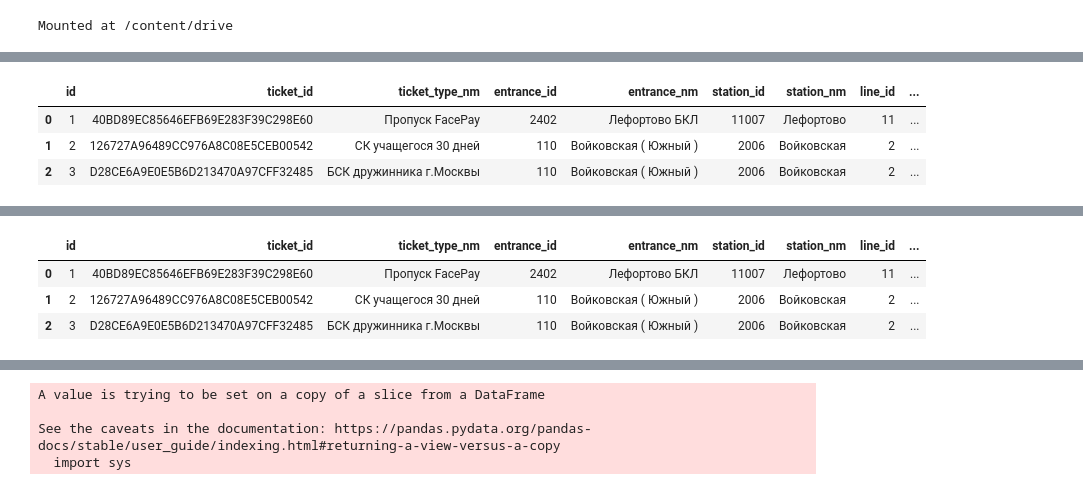
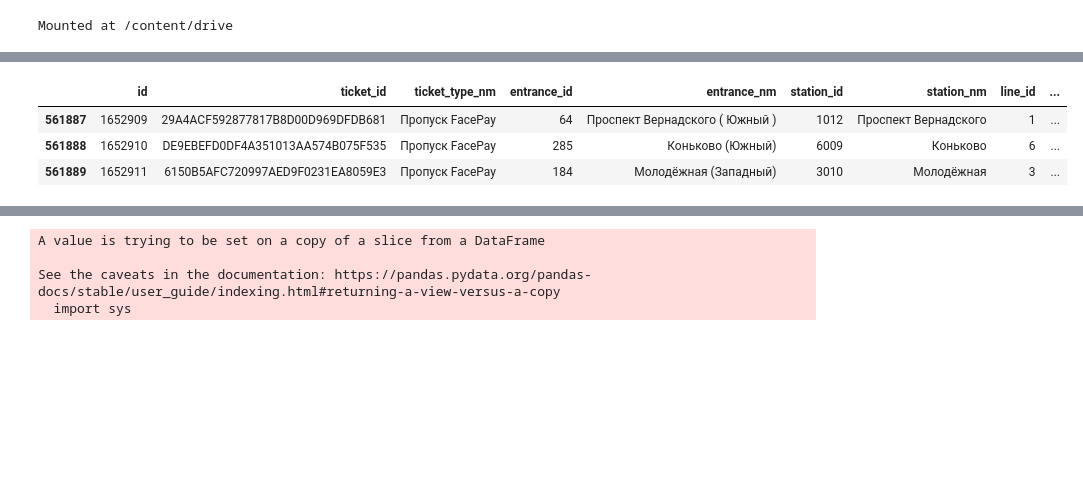
Before and after one commit to varvaraptl/itinerary_forecast, a Jupyter notebook: moscow_metro_predict.ipynb, the cells around one changed output, grey strips where cells are left out. Saved outputs shown, nothing was run; the diff lists cells and outputs as text; code cells hidden in the pictures; blank space fills up the shorter version.

```diff
--- a/moscow_metro_predict.ipynb
+++ b/moscow_metro_predict.ipynb
@@ -61,9 +77,9 @@ df_test = pd.read_csv("/content/drive/MyDrive/test_dataset_test.csv")
 # %%
 ## Рассмотрим датасет поближе
 
-df.head(3)
+df_test.tail(3)
 # %% [output]
 |  | id | ticket_id | ticket_type_nm | entrance_id | entrance_nm | station_id | station_nm | line_id | ... |
-| 0 | 1 | 40BD89EC85646EFB69E283F39C298E60 | Пропуск FacePay | 2402 | Лефортово БКЛ | 11007 | Лефортово | 11 | ... |
-| 1 | 2 | 126727A96489CC976A8C08E5CEB00542 | СК учащегося 30 дней | 110 | Войковская ( Южный ) | 2006 | Войковская | 2 | ... |
-| 2 | 3 | D28CE6A9E0E5B6D213470A97CFF32485 | БСК дружинника г.Москвы | 110 | Войковская ( Южный ) | 2006 | Войковская | 2 | ... |
+| 561887 | 1652909 | 29A4ACF592877817B8D00D969DFDB681 | Пропуск FacePay | 64 | Проспект Вернадского ( Южный ) | 1012 | Проспект Вернадского | 1 | ... |
+| 561888 | 1652910 | DE9EBEFD0DF4A351013AA574B075F535 | Пропуск FacePay | 285 | Коньково (Южный) | 6009 | Коньково | 6 | ... |
+| 561889 | 1652911 | 6150B5AFC720997AED9F0231EA8059E3 | Пропуск FacePay | 184 | Молодёжная (Западный) | 3010 | Молодёжная | 3 | ... |
@@ -101,12 +113,3 @@ df["hours"] = df.pass_dttm.map(lambda x: int(x.split("-")[2].split(" ")[1].split
 
 df_test["day"] = df_test.pass_dttm.map(lambda x: int(x.split("-")[2].split(" ")[0]))
 df_test["hours"] = df_test.pass_dttm.map(lambda x: int(x.split("-")[2].split(" ")[1].split(":")[0]))
-# %%
-# Добавим новый столбец в датсет и взглянем на то что у нас получилось
-
-df.head(3)
-# %% [output]
-|  | id | ticket_id | ticket_type_nm | entrance_id | entrance_nm | station_id | station_nm | line_id | ... |
-| 0 | 1 | 40BD89EC85646EFB69E283F39C298E60 | Пропуск FacePay | 2402 | Лефортово БКЛ | 11007 | Лефортово | 11 | ... |
-| 1 | 2 | 126727A96489CC976A8C08E5CEB00542 | СК учащегося 30 дней | 110 | Войковская ( Южный ) | 2006 | Войковская | 2 | ... |
-| 2 | 3 | D28CE6A9E0E5B6D213470A97CFF32485 | БСК дружинника г.Москвы | 110 | Войковская ( Южный ) | 2006 | Войковская | 2 | ... |
```
Also changed, not shown: parts of 212 cells of this notebook.
